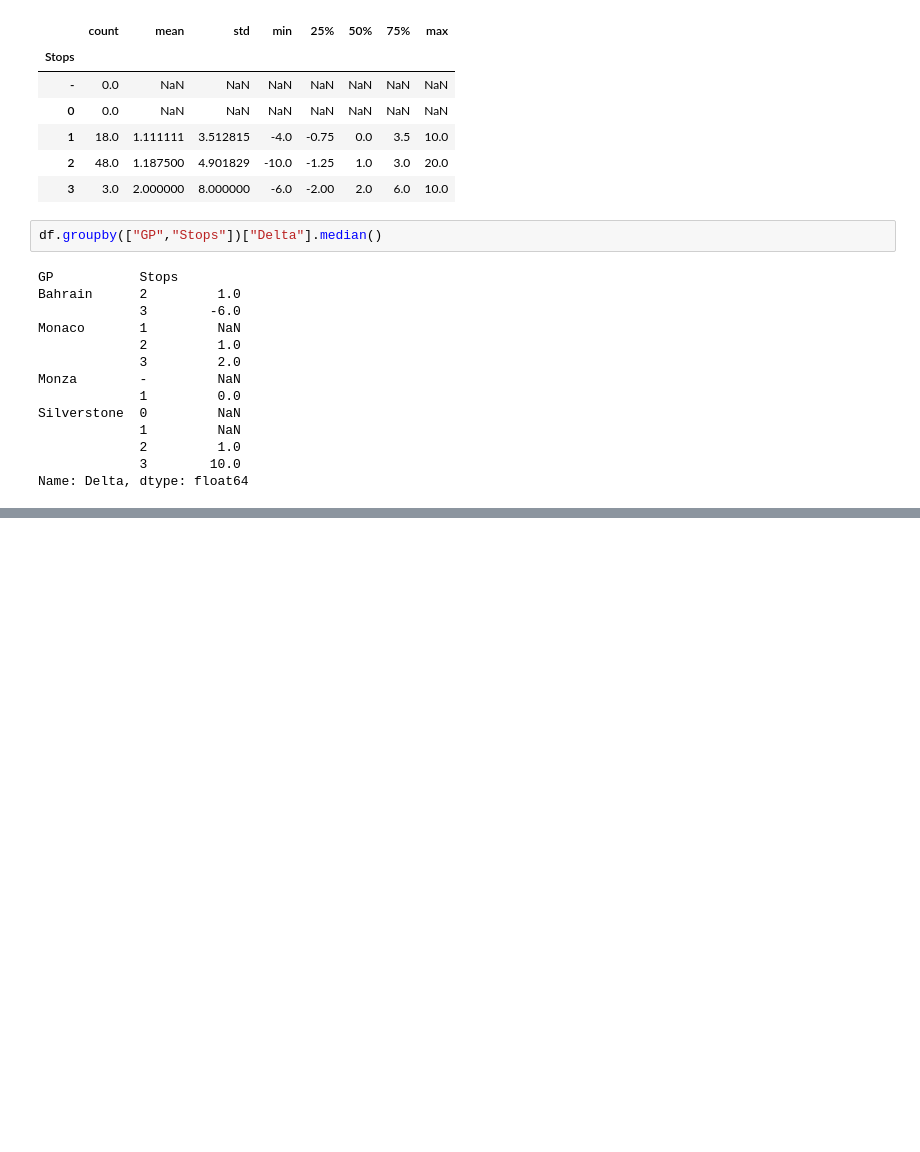
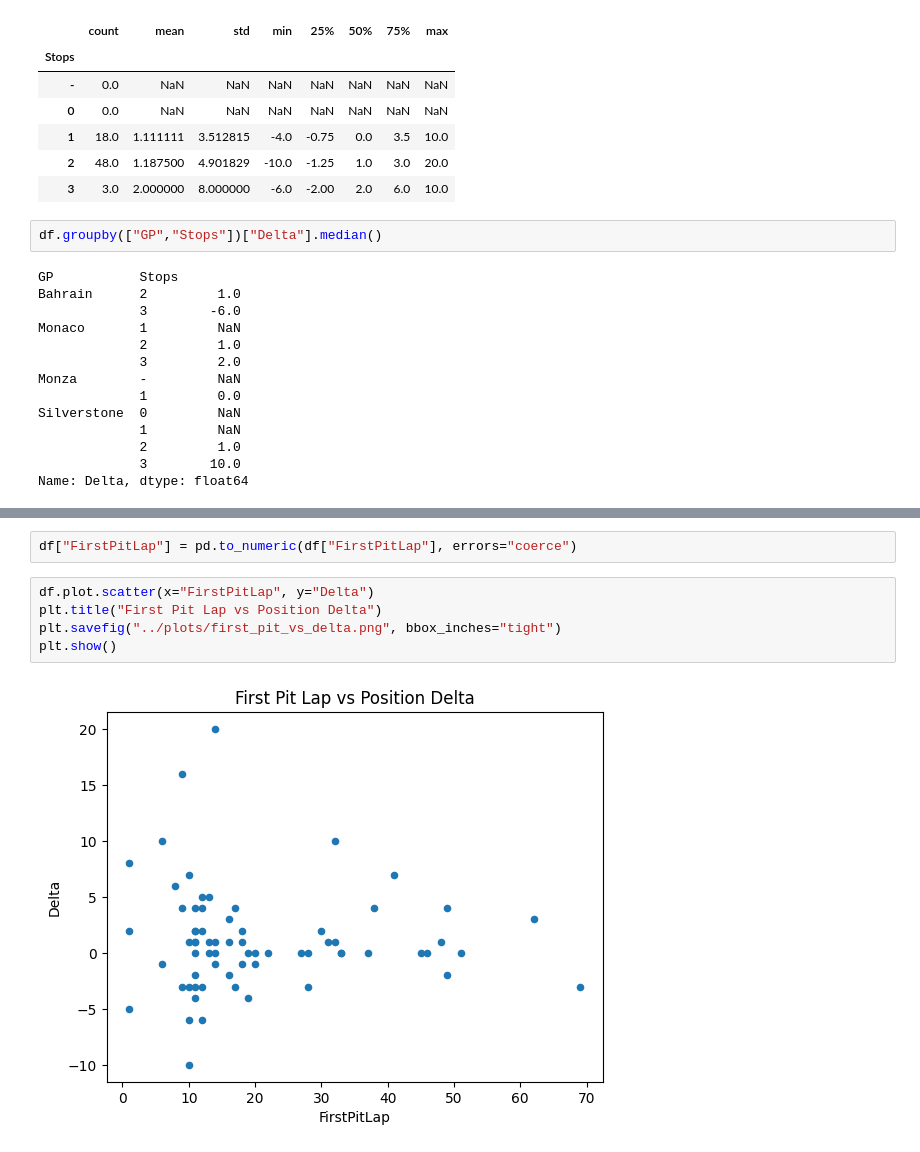
Before and after one commit to Castafili/f1-data-analysis, a Jupyter notebook: notebooks/f1_thesis_analysis.ipynb, the cells around one changed output, grey strips where cells are left out. Saved outputs shown, nothing was run; the diff lists cells and outputs as text; blank space fills up the shorter version.

```diff
--- a/notebooks/f1_thesis_analysis.ipynb
+++ b/notebooks/f1_thesis_analysis.ipynb
@@ -172,0 +194,9 @@ Name: Delta, dtype: float64
+# %%
+df["FirstPitLap"] = pd.to_numeric(df["FirstPitLap"], errors="coerce")
+# %%
+df.plot.scatter(x="FirstPitLap", y="Delta")
+plt.title("First Pit Lap vs Position Delta")
+plt.savefig("../plots/first_pit_vs_delta.png", bbox_inches="tight")
+plt.show()
+# %% [output]
+[figure, added]
```
Also changed, not shown: parts of 7 cells of this notebook, 2 other files.
